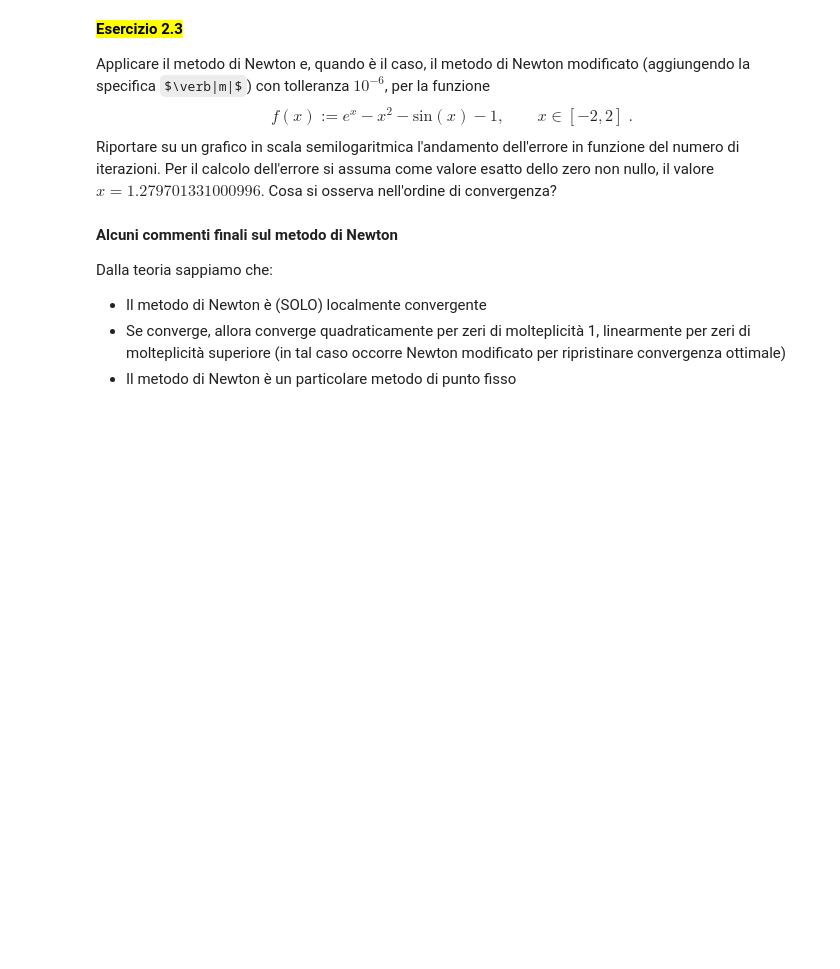
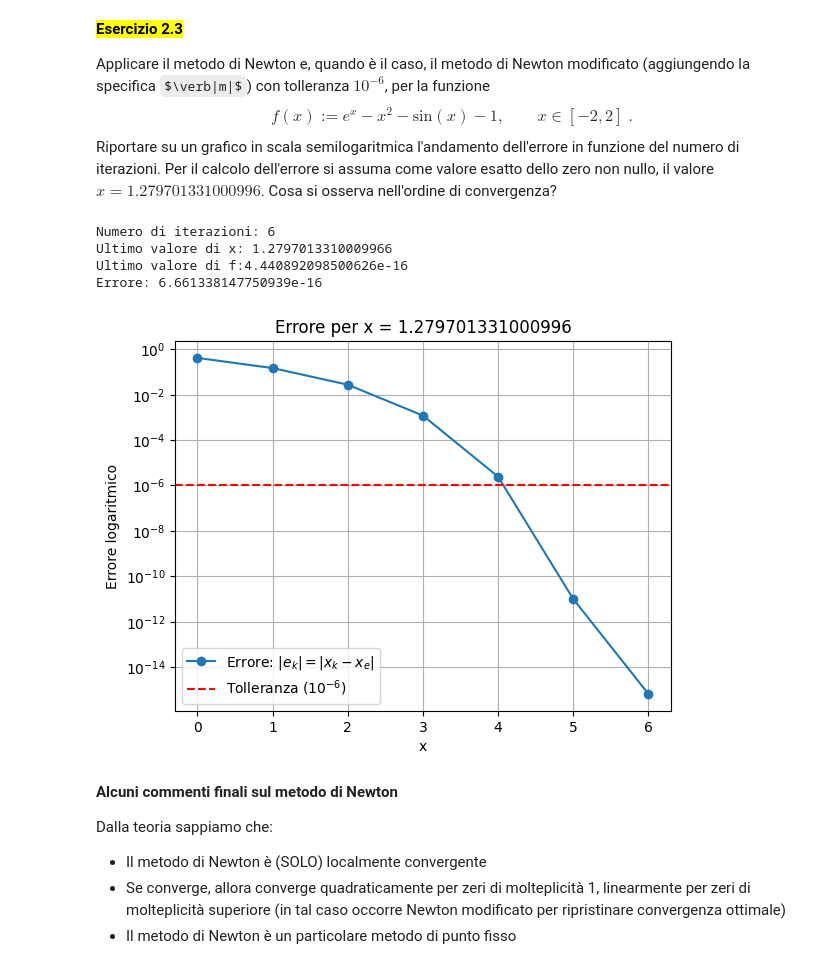
Before and after one commit to marcofossatii05-ui/mani_env, a Jupyter notebook: nonlinear_equations_template.ipynb, the cells around one changed output. Drawn from its saved outputs; the diff is of its cells as text; code cells hidden in the pictures; some formulas as TeX source; blank space fills up the shorter version.

Commit message:
correzione newton  modificato

```diff
--- a/nonlinear_equations_template.ipynb
+++ b/nonlinear_equations_template.ipynb
@@ -282,14 +282,15 @@ plt.ylabel("y")
 plt.show()
 # %%
 import warnings
+import numpy as np
+import matplotlib.pyplot as plt
 
-def newton_mod(f, df, x0, xe, nmax, toll = 1e-6, m=1):
+def newton_mod(f, df, x0, nmax, toll = 1e-6, m=1):
 
-    xvect = [x0]
+    xvect = []
     iterazione = 0
-    errore_corrente = abs(x0 - xe)
-    ervect = [errore_corrente]
     xold = x0
+    errore_corrente = toll + 1
 
     while iterazione < nmax and errore_corrente > toll:
 
@@ -297,44 +298,55 @@ def newton_mod(f, df, x0, xe, nmax, toll = 1e-6, m=1):
         derivata = df(xold)
 
         if abs(derivata) < 1e-15:
-            raise RuntimeError (f"Errore: la derivata prima al passo {iterazione} è uguale a 0")
+            raise RuntimeError (f"Errore: la derivata prima al passo {iterazione} è uguale a 0 \n")
 
         xnew = xold - m * funzione / derivata
-        errore_corrente = abs (xnew - xe)       # calcolo errore con la soluzione esatta
+        errore_corrente = abs (xold - xnew)       # calcolo errore con la soluzione esatta
+
+        #print (f"Iterazione {iterazione}: x = {xnew}, errore = {errore_corrente}")
 
         xvect.append(xnew)
-        ervect.append(errore_corrente)
 
         iterazione += 1
         xold = xnew
 
     if errore_corrente > toll:
-        warnings.warn (f"Raggiunto numero massimo di iterazioni senza convergenza. Errore residuo: {errore_corrente:.2e}")
+        warnings.warn (f"Raggiunto numero massimo di iterazioni senza convergenza. Errore residuo: {errore_corrente:.2e} \n")
 
-    return np.array(xvect), np.array(ervect)
+    return np.array(xvect)
 
 
 f = lambda t: np.exp(t) - t**2 - np.sin(t) - 1.0        # funzione
 df = lambda t: np.exp(t) - 2*t - np.cos(t)      # derivata
 
 xe_1 = 1.279701331000996      # soluzione esatta, sto cercando questo zero che, guardando il grafico della f, ha molteplicità 1 --> m = 1
 
 x0_1 = 1.0    # soluzione tentativo
 
-xvect_1, ervect_1 = newton_mod (f, df, x0_1, xe_1, 100)
+xvect_1 = newton_mod (f, df, x0_1, 100)
+
+ervect_1 = abs(xvect_1 - xe_1)
 
 print (f"Numero di iterazioni: {len(xvect_1) - 1}")
 print (f"Ultimo valore di x: {xvect_1[-1]}")
 print(f"Ultimo valore di f:{f(xvect_1[-1])}")
 print (f"Errore: {ervect_1[-1]}")
 
 plt.figure()
 plt.semilogy(range(len(ervect_1 + 1)), ervect_1, 'o-', label='Errore: $|e_k| = |x_k - x_e|$')
-plt.title('Convergenza del metodo di Newton modificato (1)')
+plt.title(f"Errore per x = {xe_1}")
 plt.axhline(y=1e-6, color = 'r', linestyle = '--', label = 'Tolleranza ($10^{-6}$)')
+plt.xlabel('x')
+plt.ylabel('Errore logaritmico')
 plt.legend(loc = 'lower left')
 plt.grid(True)
 plt.show()
+# %% [output]
+Numero di iterazioni: 6
+Ultimo valore di x: 1.2797013310009966
+Ultimo valore di f:4.440892098500626e-16
+Errore: 6.661338147750939e-16
+[figure, added]
 # %%
 xe_2 = 0        # soluzione esatta, sto cercando questo zero che, guardando il grafico della f, ha molteplicità 2 --> m = 2
 
```
Also changed, not shown: parts of 3 cells of this notebook.
